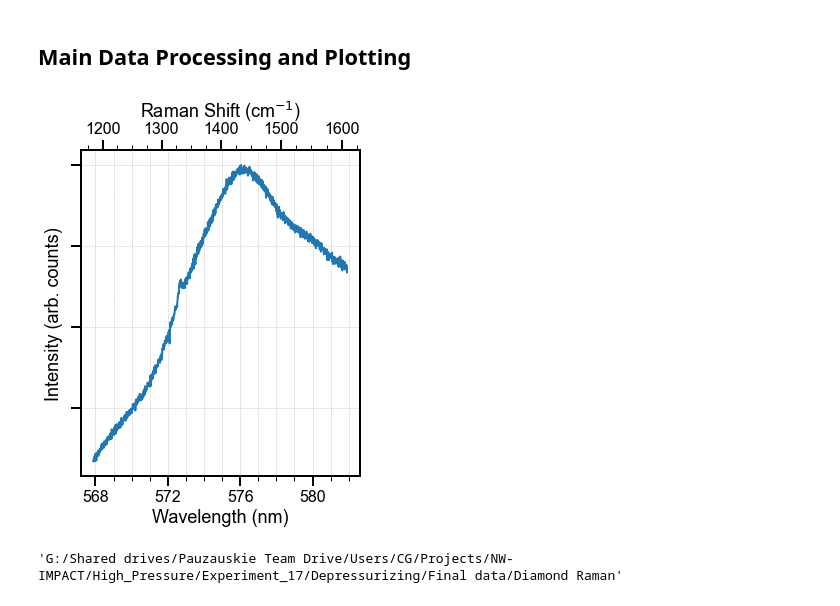
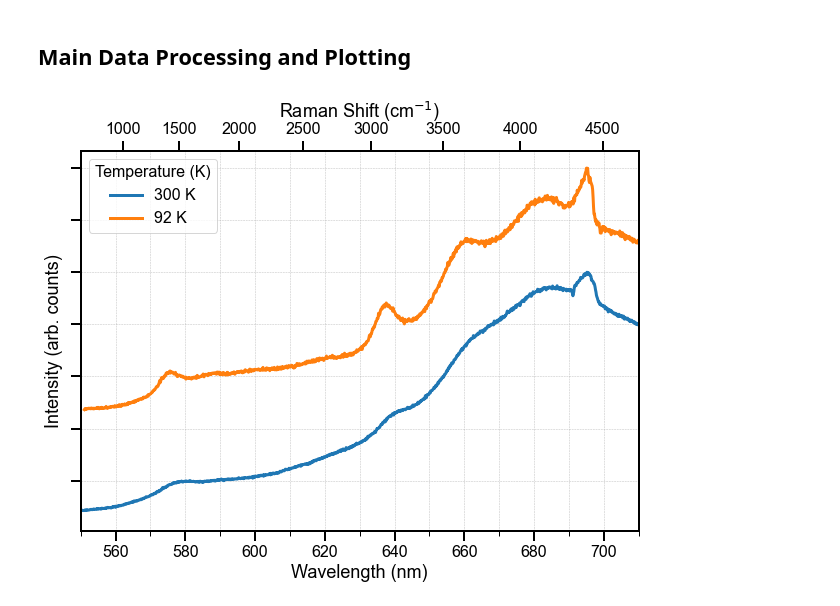
Before and after one commit to professorchaman/Data_Analysis, a Jupyter notebook: General Plotting and Data Analysis.ipynb, the cells around one changed output. Cells and saved outputs as stored; diff of their text form; code cells hidden in the pictures.

```diff
--- a/General Plotting and Data Analysis.ipynb
+++ b/General Plotting and Data Analysis.ipynb
@@ -79,7 +79,7 @@ SelectFilesButton(description='Select File', icon='square-o', style=ButtonStyle(
 # %% [markdown]
 ### Cosmic Ray Removal and Averaging
 # %%
-do_cosmic_rays_removal = 'y'
+do_cosmic_rays_removal = 'n'
 if do_cosmic_rays_removal == 'y':
     x_data, cosmic_removed_data, averaged_data = remove_cosmic_rays(cleanFiles,batching=True,batch_size=3,average=True)
     print("cosmic rays removed")
@@ -152,15 +149,15 @@ fdata = selectFiles.files
 
 if do_intensity_correction == 'y': flamp = selectHalLamp.files
 
-lab = ['22.55', ]
+lab = ['300 K', '92 K']
 color_lab = ['k','b']
 power_lab = []
 
-fig1 = plt.figure(figsize=(5,6)) # Put this outside loop if you want only one plot with all
+fig1 = plt.figure(figsize=(10,7)) # Put this outside loop if you want only one plot with all
 # cruves. Keep it inside if you want separate plots
 ax1 = fig1.add_subplot(111) # Put this outside loop if you want only one plot with all cruves. Keep it inside if you want separate plots
 
-for i in tqdm(range(0, len(fdata))):
+for i in tqdm(range(len(fdata))):
 
     # fig1 = plt.figure(figsize=(14,7))
     # ax1 = fig1.add_subplot(111) # Put this outside loop if you want only one plot with all cruves. Keep it inside if you want separate plots
@@ -226,45 +223,42 @@ for i in tqdm(range(0, len(fdata))):
 
         y_per = y_val
 
-        ax1.plot(x_val, y_per/np.max(y_per), lw=2, label=tail_i) # Code line to plot the curves
+        ax1.plot(x_val, i*0.4 + y_per/np.max(y_per), lw=3, label=lab[i]) # Code line to plot the curves
 
 # General plot properties are set below
 # ax1.set_title(f'{tail_i}')
 ax1.set_xlabel(x_label)
+
 ax1.set_ylabel('Intensity (arb. counts)')
-# ax1.set_xlim(540,580)
-# ax1.legend(loc='upper right')
+ax1.set_xlim(550,710)
+ax1.legend(loc='upper left',title='Temperature (K)')
 # ax1.set_ylim(0.25,0.295)
 ax1.grid(True, which='both', linestyle='--')
 
 # ax1.set_yticks([])
 ax1.set_yticklabels([])
 
 # ax1.tick_params(axis='y',which='both',left='off',labelleft='off')
 
-ax1.xaxis.set_major_locator(MultipleLocator(4))
+ax1.xaxis.set_major_locator(MultipleLocator(20))
 ax1.xaxis.set_major_formatter('{x:.0f}')
-ax1.xaxis.set_minor_locator(MultipleLocator(1))
-ax1.yaxis.set_major_locator(MultipleLocator(0.1))
+ax1.xaxis.set_minor_locator(MultipleLocator(10))
+# ax1.yaxis.set_major_locator(MultipleLocator(0.1))
 # ax1.yaxis.set_major_formatter('{x:.0f}')
 
 # # For the minor ticks, use no labels; default NullFormatter.
 # ax1.xaxis.set_minor_locator(MultipleLocator(10))
 # ax1.legend(bbox_to_anchor=(1, 1),title='High Pressure',loc='upper right')
 
 # Add a secondary x-axis
 secax = ax1.secondary_xaxis('top', functions=(nm2ram, ram2nm))
 secax.set_xlabel(r'Raman Shift (cm$^{-1}$)')
-secax.xaxis.set_major_locator(MultipleLocator(100))
-secax.xaxis.set_major_formatter('{x:.0f}')
-secax.xaxis.set_minor_locator(MultipleLocator(25))
+# secax.xaxis.set_major_locator(MultipleLocator(100))
+# secax.xaxis.set_major_formatter('{x:.0f}')
+# secax.xaxis.set_minor_locator(MultipleLocator(25))
 
 # plt.show()
 
-plt.savefig(os.path.join(head_i,"NV_zero-broad_PL.svg"),dpi=600,bbox_inches='tight')
+plt.savefig(os.path.join(head_i,"NV_zero-temp_PL.svg"),dpi=600,bbox_inches='tight')
 # %% [output]
-[figure, old version]
+[figure, new version]
-# %%
-head_i
-# %% [output]
-'G:/Shared drives/Pauzauskie Team Drive/Users/CG/Projects/NW-IMPACT/High_Pressure/Experiment_17/Depressurizing/Final data/Diamond Raman'
```
Also changed, not shown: parts of 1 cell of this notebook.
